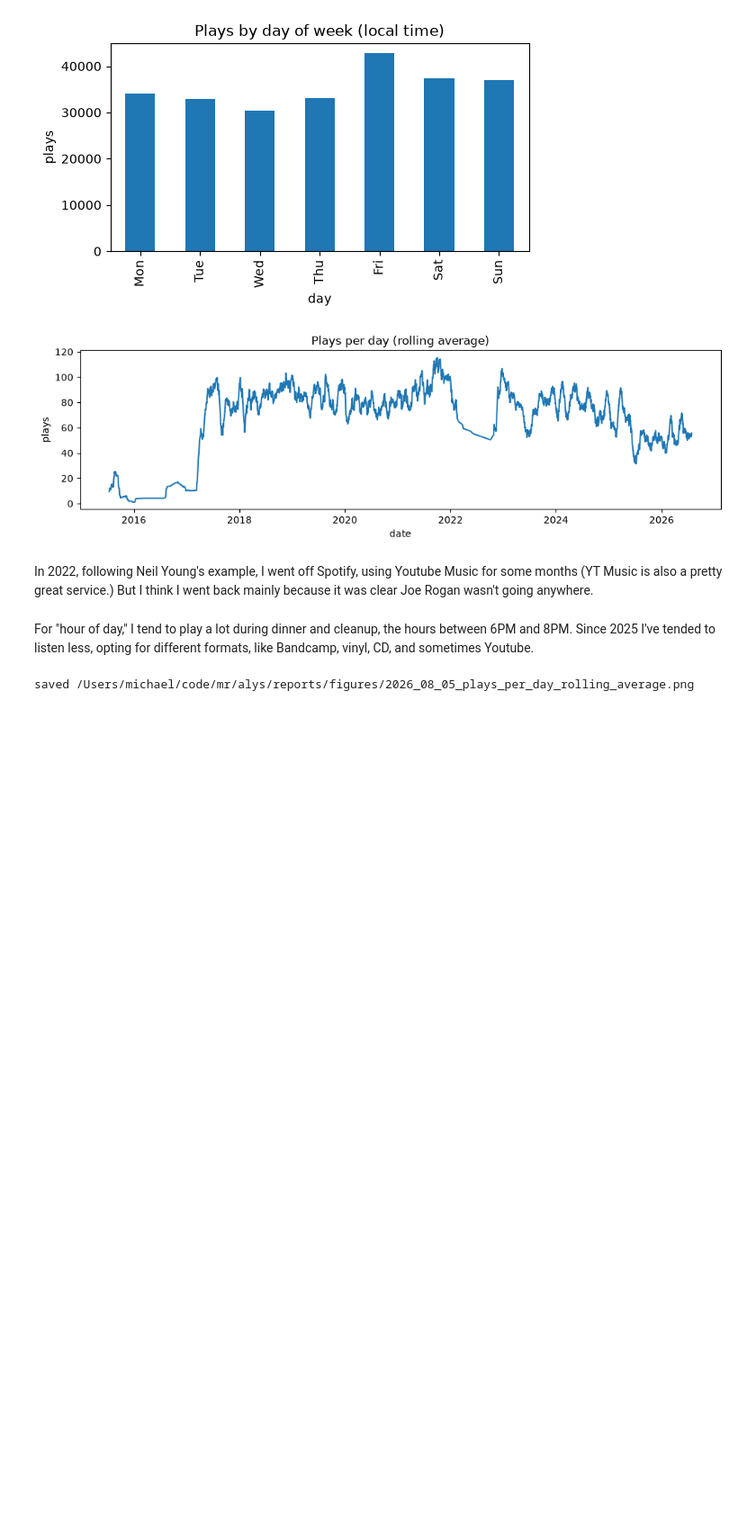
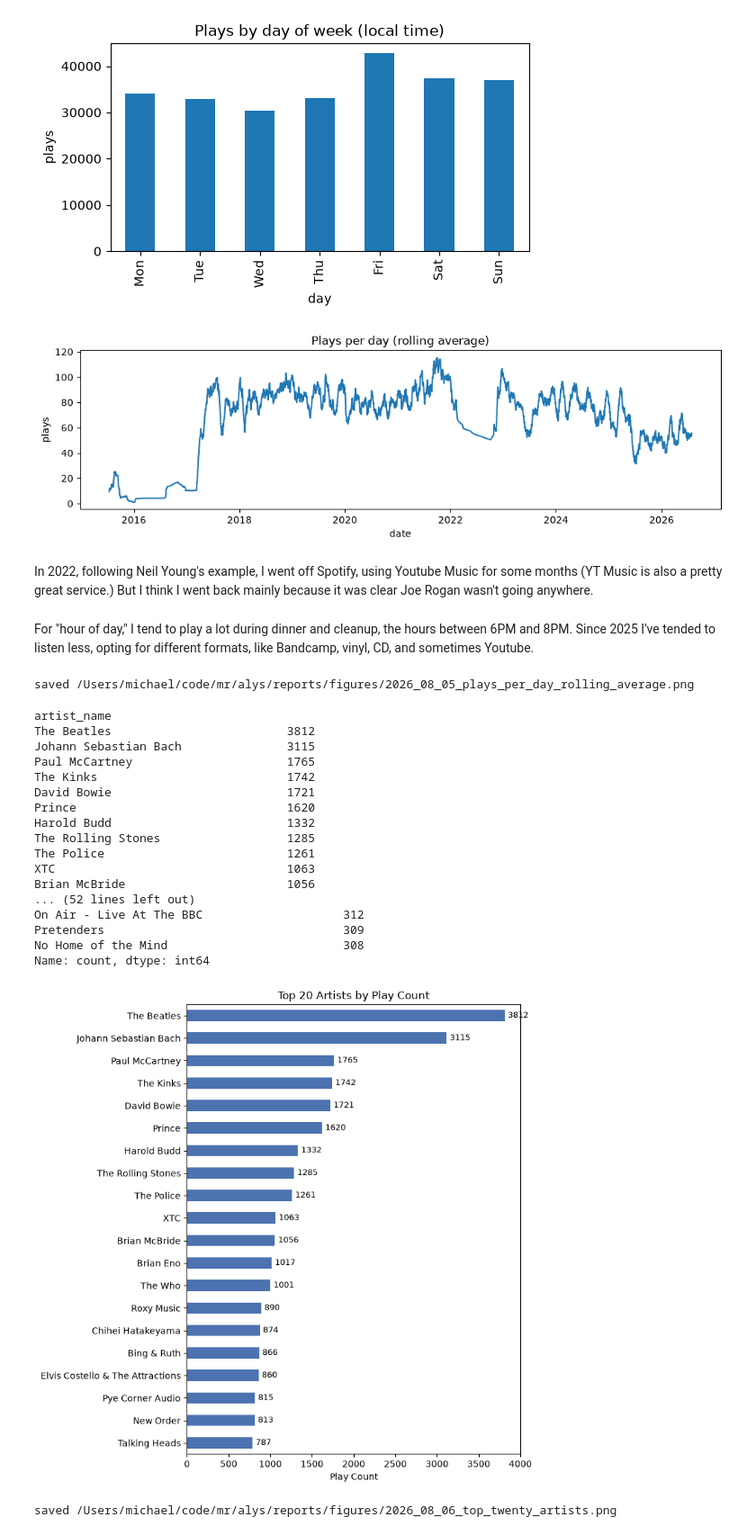
Before and after one commit to mjamesruggiero/alys, a Jupyter notebook: notebooks/02_eda_listening_patterns.ipynb, the cells around one changed output. Shown at 90% size. Cells and saved outputs as stored; diff of their text form; code cells hidden in the pictures; blank space fills up the shorter version.

Commit message:
Can render top tracks, artists, albums

```diff
--- a/notebooks/02_eda_listening_patterns.ipynb
+++ b/notebooks/02_eda_listening_patterns.ipynb
@@ -130,3 +130,53 @@ fig.savefig(figpath, dpi=150, bbox_inches="tight")
 print("saved", figpath)
 # %% [output]
 saved /Users/michael/code/mr/alys/reports/figures/2026_08_05_plays_per_day_rolling_average.png
+# %%
+# top-N tables
+top_artists = plays["artist_name"].value_counts().head(20)
+top_tracks = plays.groupby(["track_name", "artist_name"]).size().sort_values(ascending=False).head(20)
+top_albums = plays["album_name"].value_counts().head(20)
+
+print(top_tracks)
+print('-'*10)
+print(top_albums)
+
+# render top artists as a chart
+fig, ax = plt.subplots(figsize=(8, 8))
+top_artists.sort_values().plot(kind="barh", ax=ax, color="#4C72B0")
+
+ax.set_xlabel("Play Count")
+ax.set_ylabel("")
+ax.set_title("Top 20 Artists by Play Count")
+
+# add value labels at the end of each bar
+for i, v in enumerate(top_artists.sort_values()):
+    ax.text(v + max(top_artists)*0.01, i, str(v), va="center", fontsize=9)
+
+plt.tight_layout()
+plt.show()
+# %% [output]
+artist_name
+The Beatles                         3812
+Johann Sebastian Bach               3115
+Paul McCartney                      1765
+The Kinks                           1742
+David Bowie                         1721
+Prince                              1620
+Harold Budd                         1332
+The Rolling Stones                  1285
+The Police                          1261
+XTC                                 1063
+Brian McBride                       1056
+... (52 lines left out)
+On Air - Live At The BBC                    312
+Pretenders                                  309
+No Home of the Mind                         308
+Name: count, dtype: int64
+[figure, added]
+# %%
+figpath = config.PROJECT_ROOT / "reports" / "figures" / "2026_08_06_top_twenty_artists.png"
+figpath.parent.mkdir(parents=True, exist_ok=True)
+fig.savefig(figpath, dpi=150, bbox_inches="tight")
+print("saved", figpath)
+# %% [output]
+saved /Users/michael/code/mr/alys/reports/figures/2026_08_06_top_twenty_artists.png
```
Also changed, not shown: parts of 4 cells of this notebook, 3 other files.
